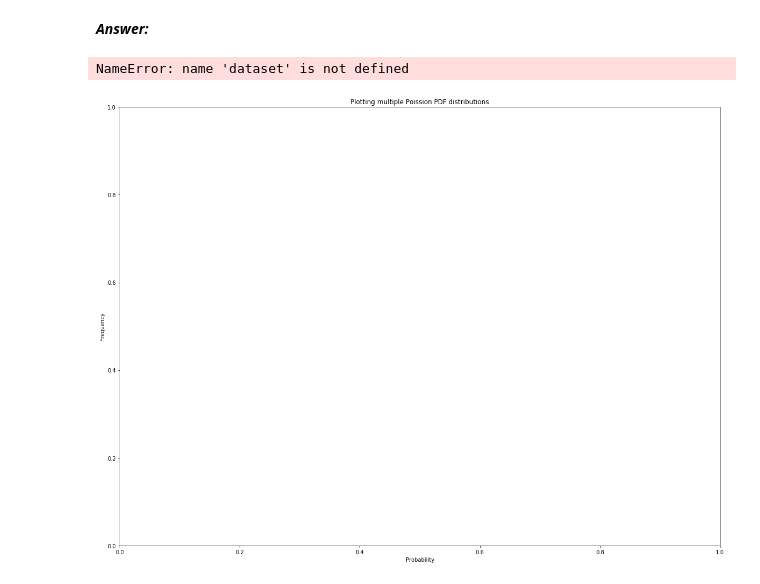
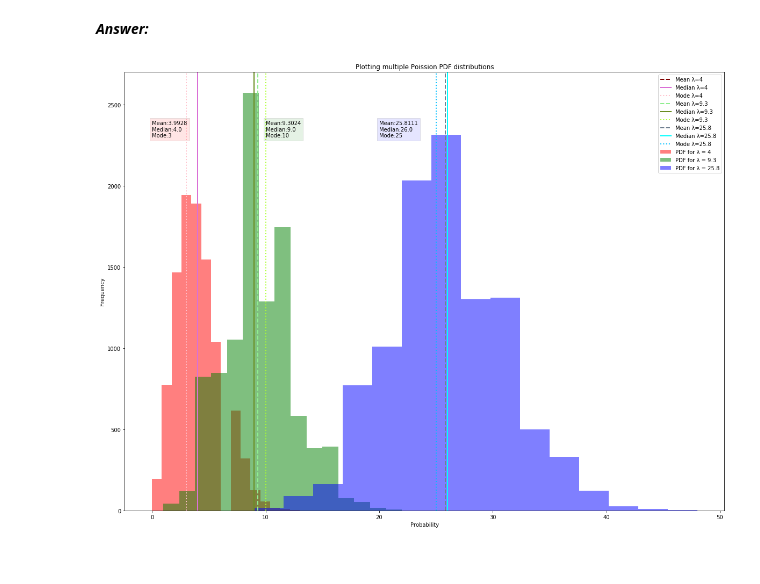
Before and after one commit to mayakerem/StatisticsDataAnalysis, a Jupyter notebook: HW1.ipynb, the cells around one changed output. Drawn from its saved outputs; the diff is of its cells as text; code cells hidden in the pictures.

```diff
--- a/HW1.ipynb
+++ b/HW1.ipynb
@@ -673,32 +680,32 @@ lambdaArr = [4, 9.3, 25.8]
 
 # Setting up the figure
 plt.figure(figsize=(20, 15))
 plt.title('Plotting multiple Poission PDF distributions')
 plt.xlabel('Probability')
 plt.ylabel('Frequency')
 
 # Color list
 colors = ['red', 'green', 'blue', 'maroon','lightgreen', 'slategrey', 'orchid','olivedrab','aqua','pink','greenyellow','deepskyblue']
 
 # Fill up the array of datasets
+dataset = {}
 for i,l in enumerate(lambdaArr):
     dataset[i] = np.random.poisson(lam=l, size=10000)
 
 # For each dataset, find the mean, mode, median and construct the histogram and visual requirnments
 for i in range(len(lambdaArr)):
     data_mean =np.average(dataset[i])
     data_mode = np.array(stats.mode(dataset[i]))[0][0]
     data_median = np.median(dataset[i])
     plt.text(10 * i, 2300, 'Mean:{0}\nMedian:{1}\nMode:{2}'.format(data_mean,data_median,data_mode),bbox=dict(facecolor=colors[i], alpha=0.1))
     plt.hist(dataset[i], bins = 15, label="PDF for λ = {}".format(lambdaArr[i]), color=colors[i],alpha = 0.5)
     plt.axvline(data_mean, color=colors[i+3], linestyle='--', linewidth=2, label='Mean λ={}'.format(lambdaArr[i]))
     plt.axvline(data_median, color=colors[i+6], linestyle='-', linewidth=2, label='Median λ={}'.format(lambdaArr[i]))
     plt.axvline(data_mode, color=colors[i+9], linestyle=':', linewidth=2, label='Mode λ={}'.format(lambdaArr[i]))
 
 
 # Display the graph
 plt.legend()
 plt.show()
 # %% [output]
-NameError: name 'dataset' is not defined
-[figure, old version]
+[figure, new version]
```
Also changed, not shown: parts of 3 cells of this notebook.
